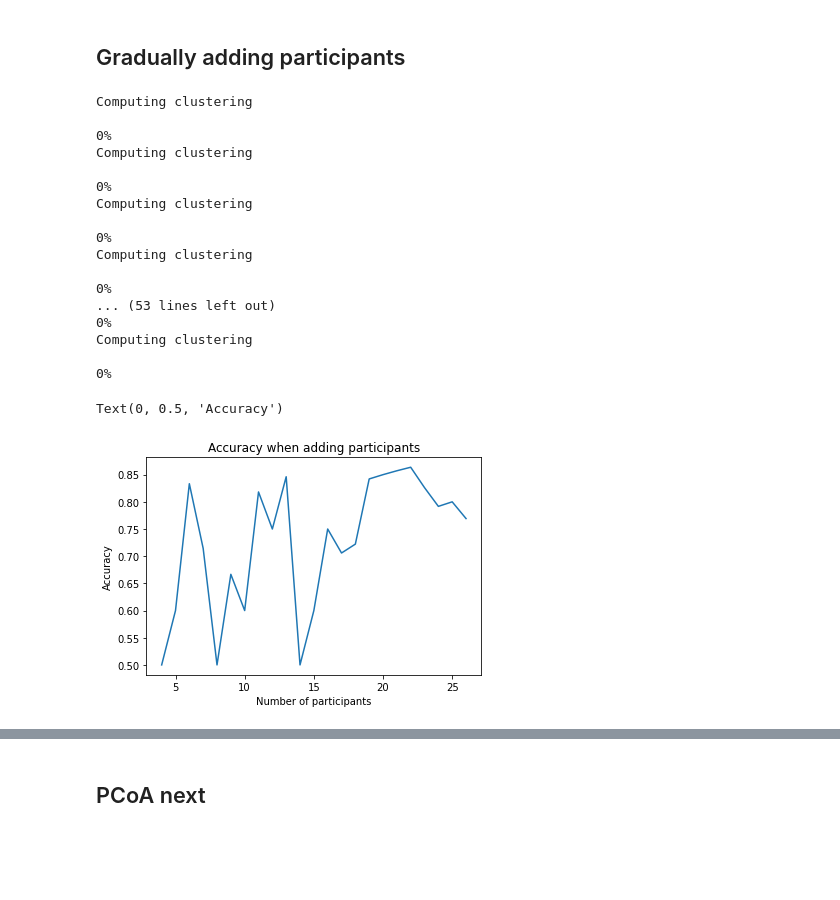
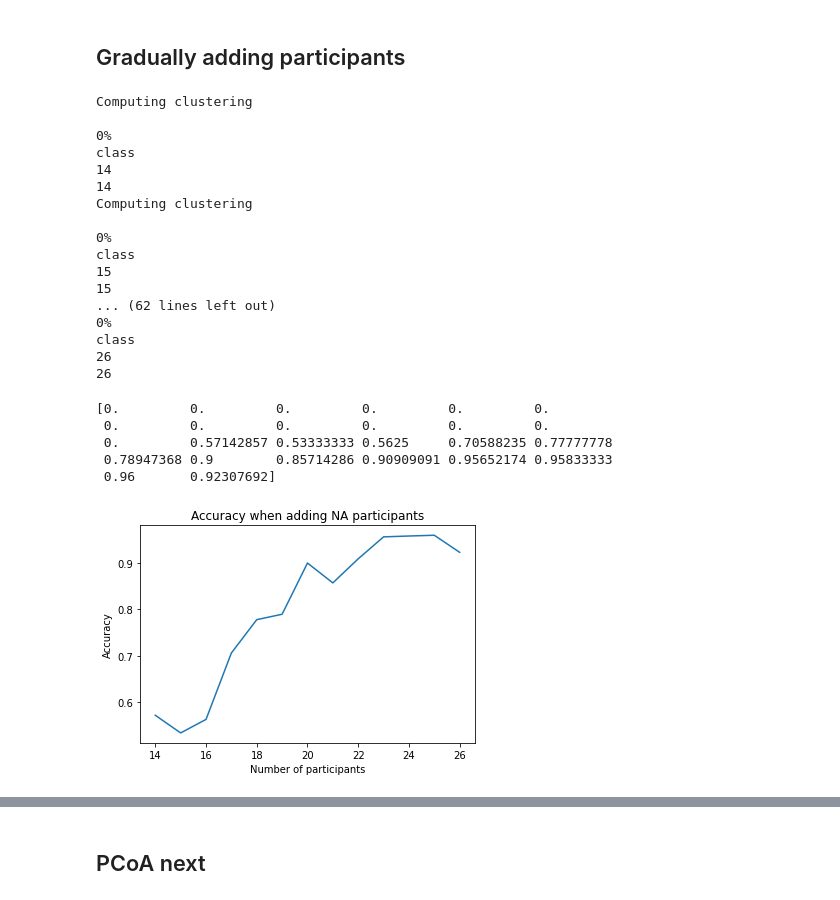
Before and after one commit to alexandremerasli/TFE, a Jupyter notebook: cluster_data.ipynb, the cells around one changed output, grey strips where cells are left out. Drawn from its saved outputs; the diff is of its cells as text; code cells hidden in the pictures; blank space fills up the shorter version.

Commit message:
accuracy with increasing nb of participants with MVMDS

```diff
--- a/cluster_data.ipynb
+++ b/cluster_data.ipynb
@@ -1472,7 +1472,6 @@ class Results():
             self.findRobustParticipants()
 
     def trueWrongClusters(self):
-        print(subjectsWithoutShift)
         self.wellClassified = subjectsWithoutShift[self.label==self.condition]
         self.misClassified = subjectsWithoutShift[self.label!=self.condition]
 
@@ -1501,6 +1500,8 @@ class Results():
                     elif (i==0):
                         # Not neighbors, rather number of clusters, but change mapping
                         points = computeMVSCCoordinate(self.n_neighbors,nbParticipants)
+                        print("class")
+                        print(nbParticipants)
                         points = points[:,:2]
                         self.condition = condition
                         N = len(self.condition)
@@ -1511,7 +1512,11 @@ class Results():
                     elif (i==8):
                         points = computeUMAPCoordinate(distance_matrix,self.sslLabel,n_neighbors=self.n_neighbors)
                     elif (i==10):
-                        points = computeMVMDSCoordinate(self.n_neighbors)
+                        print("class")
+                        print(nbParticipants)
+                        points = computeMVMDSCoordinate(self.n_neighbors,nbParticipants)
+                        self.condition = condition
+                        N = len(self.condition)
                     if hasattr(method, 'init'):
                         if hasattr(method.init, 'shape'):
                             method.init = self.initCenters(NA_HC,SSA_HC,points)
@@ -2388,9 +2417,10 @@ DB index : 0.417748
 # %% [markdown]
 ## Gradually adding participants
 # %%
-misClassified = []
-participants = np.arange(4,len(ISC_EEG)+1)
-accuracy = np.zeros(N)
+minParticipants = 13
+participants = np.arange(minParticipants+1,len(ISC_EEG)+1)
+accuracy = np.zeros(len(ISC_EEG))
+misClassified = 0.5*np.ones((len(ISC_EEG),len(ISC_EEG)))
 
 for p in participants:
     # Reinit
@@ -2401,44 +2431,54 @@ for p in participants:
     subjects = np.arange(N)
     nbParticipants = p
 
-    kmeans_result = MapMethodResults("Spectral clustering",random_init,n_neighbors = 2)
+    kmeans_result = MapMethodResults("Spectral clustering",random_init,n_neighbors = 2,nbParticipants=nbParticipants)
     # kmeans = KMeans(n_clusters=2,n_init=1) # init array used before fit
     kmeans = SpectralClustering(n_clusters=2)
-    kmeans_result.applyMethod(kmeans,dim=[0]) # 2D max I think, otherwise curse of dimensionnality
+    kmeans_result.applyMethod(kmeans,dim=[10]) # 2D max I think, otherwise curse of dimensionnality
 
     # Show results
     #kmeans_result.twoClustersMethodResult()
     kmeans_result.best_accuracy = np.max(kmeans_result.accuracy)
+    kmeans_result.trueWrongClusters()
     #kmeans_result.showResultMap()
     #plotPoints(kmeans_result.best_points,subjects=subjects,subjectsWithoutShift=subjectsWithoutShift)
     #plt.scatter(kmeans.init[:,0],kmeans.init[:,1],s=200,marker='x') # if t-SNE and 1 coef
 
     # Add results in arrays
     accuracy[p-1] = kmeans_result.best_accuracy
-    misClassified.append(kmeans_result.misClassified)
+    #print(np.in1d(np.arange(len(ISC_EEG)),subjectsWithoutShift))
+    #print(subjectsWithoutShift)
+    #misClassified[p-1,] = 0.5
+    misClassified[p-1,kmeans_result.misClassified] = 0
+    misClassified[p-1,kmeans_result.wellClassified] = 1
 # %% [output]
 Computing clustering
 
 0%
+class
+14
+14
 Computing clustering
 
 0%
-Computing clustering
-
+class
+15
+15
+... (62 lines left out)
 0%
-Computing clustering
-
-0%
-... (53 lines left out)
-0%
-Computing clustering
-
-0%
+class
+26
+26
 # %%
 plt.plot(participants,accuracy[participants-1])
-plt.title("Accuracy when adding participants")
+plt.title("Accuracy when adding NA participants")
 plt.xlabel("Number of participants")
 plt.ylabel("Accuracy")
+print(accuracy)
 # %% [output]
-Text(0, 0.5, 'Accuracy')
+[0.         0.         0.         0.         0.         0.
+ 0.         0.         0.         0.         0.         0.
+ 0.         0.57142857 0.53333333 0.5625     0.70588235 0.77777778
+ 0.78947368 0.9        0.85714286 0.90909091 0.95652174 0.95833333
+ 0.96       0.92307692]
-[figure, old version]
+[figure, new version]
```
Also changed, not shown: parts of 59 cells of this notebook.
